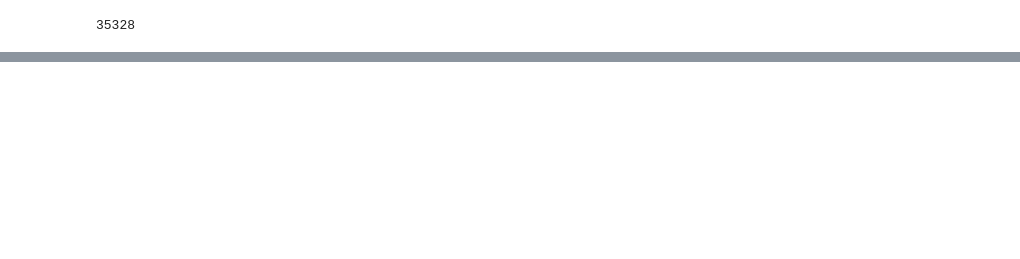
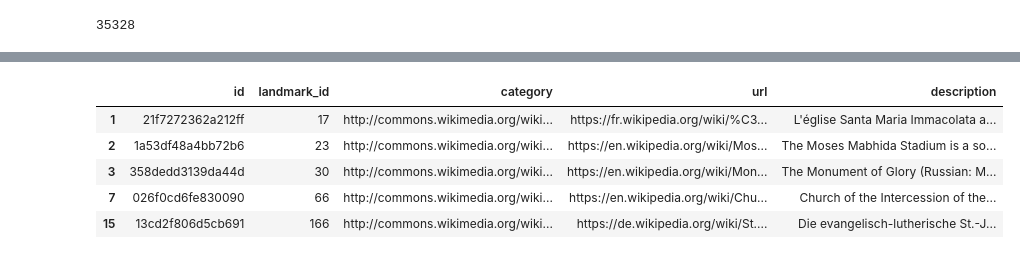
Before and after one commit to wjddnr0920/trip_recommend, a Jupyter notebook: EDA/EDA_train.ipynb, the cells around one changed output, grey strips where cells are left out. Drawn from its saved outputs; the diff is of its cells as text; code cells hidden in the pictures; blank space fills up the shorter version.

```diff
--- a/EDA/EDA.ipynb
+++ b/EDA/EDA_train.ipynb
@@ -226,0 +217,3 @@ train_clean_missing_description_unique_df.iloc[:30, :].to_csv('/home/workspace/d
+# %%
+import pandas as pd
+train_clean_add_description_df = pd.read_csv('/home/workspace/data/GLDv2/train/train_clean_add_description.csv')
@@ -226,0 +235,2 @@ train_clean_missing_description_unique_df.iloc[:30, :].to_csv('/home/workspace/d
+# %%
+train_clean_add_description_df.dropna(inplace=True)
@@ -226,0 +252,9 @@ train_clean_missing_description_unique_df.iloc[:30, :].to_csv('/home/workspace/d
+# %%
+train_clean_add_description_df.head()
+# %% [output]
+|  | id | landmark_id | category | url | description |
+| 1 | 21f7272362a212ff | 17 | http://commons.wikimedia.org/wiki... | https://fr.wikipedia.org/wiki/%C3... | L'église Santa Maria Immacolata a... |
+| 2 | 1a53df48a4bb72b6 | 23 | http://commons.wikimedia.org/wiki... | https://en.wikipedia.org/wiki/Mos... | The Moses Mabhida Stadium is a so... |
+| 3 | 358dedd3139da44d | 30 | http://commons.wikimedia.org/wiki... | https://en.wikipedia.org/wiki/Mon... | The Monument of Glory (Russian: М... |
+| 7 | 026f0cd6fe830090 | 66 | http://commons.wikimedia.org/wiki... | https://en.wikipedia.org/wiki/Chu... | Church of the Intercession of the... |
+| 15 | 13cd2f806d5cb691 | 166 | http://commons.wikimedia.org/wiki... | https://de.wikipedia.org/wiki/St.... | Die evangelisch-lutherische St.-J... |
```
Also changed, not shown: parts of 30 cells of this notebook.
